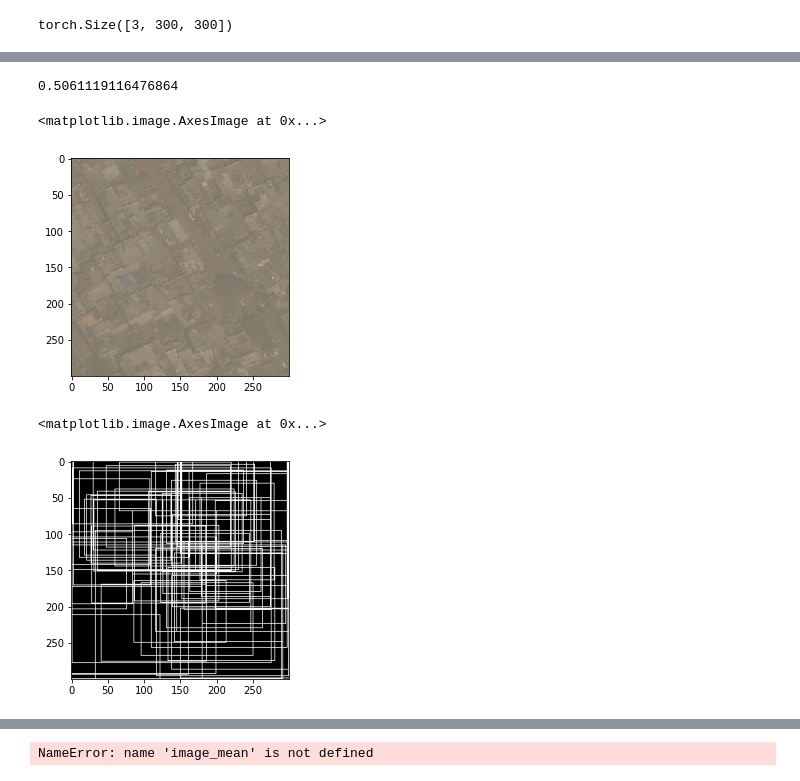
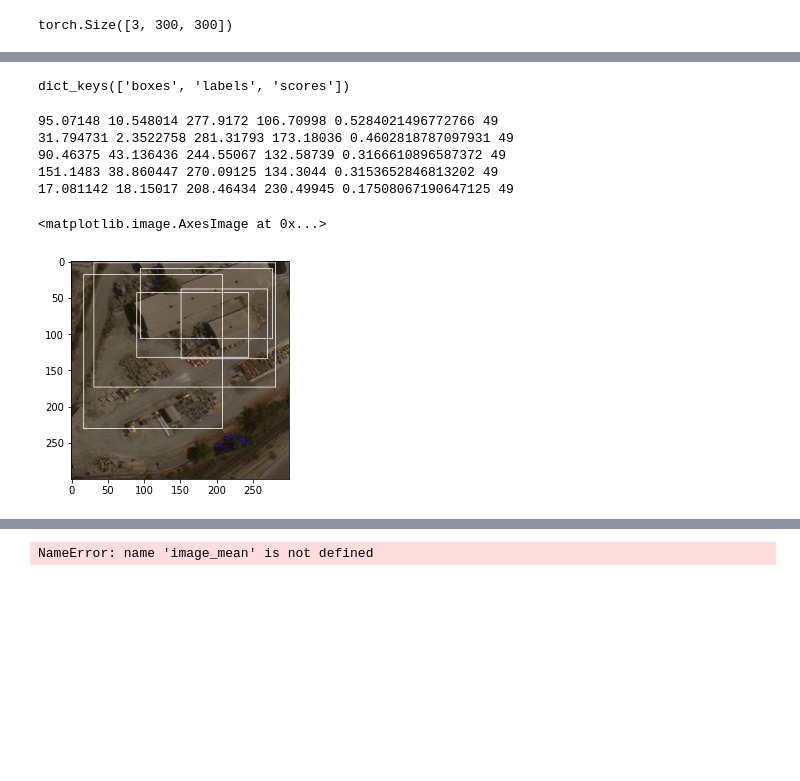
Before and after one commit to interactivetech/xview-torchvision-coco, a Jupyter notebook: test_data.ipynb, the cells around one changed output, grey strips where cells are left out. Saved outputs shown, nothing was run; the diff lists cells and outputs as text; code cells hidden in the pictures; blank space fills up the shorter version.

```diff
--- a/test_data.ipynb
+++ b/test_data.ipynb
@@ -25,5 +68,5 @@ index created!
 # %%
-img, ann = dataset[2]
+img, ann = dataset[0]
 print(ann)
 print(img.shape)
 np.array(img, dtype=np.uint8).transpose(1,2,0).dtype
@@ -51,5 +125,6 @@ plt.imshow(np.array(img)/255.)
 # %%
-model = fcos_resnet50_fpn(pretrained=False,num_classes=61)
+# model = fcos_resnet50_fpn(pretrained=False,num_classes=61)
+model=build_frcnn_model(num_classes=61)
 model.load_state_dict(torch.load('model.pth').state_dict())
 _=model.eval()
 # %%
@@ -66,7 +141,8 @@ torch.Size([3, 300, 300])
 # %%
 # from time import time
 cpu_device = torch.device('cpu')
-_,outputs = model(images_t)
+# _,outputs = model(images_t,targets_t)
+outputs = model(images_t)
 
 # print(type(outputs[0]))
 # print(outputs)
@@ -78,10 +159,18 @@ res = {target["image_id"].item(): output for target, output in zip(targets_t, ou
 # %%
 
 from torchvision.transforms import transforms
+norm = transforms.Normalize(
+    mean=[0.485, 0.456, 0.406],
+    std=[0.229, 0.224, 0.225]
+)
+n = norm(images_t[0].clone())
+plt.imshow(n.permute(1,2,0).numpy())
+plt.show()
 inv_normalize = transforms.Normalize(
     mean=[-0.485/0.229, -0.456/0.224, -0.406/0.255],
     std=[1/0.229, 1/0.224, 1/0.255]
 )
 # inv_tensor = inv_normalize(tensor)
-
-inv_tensor = inv_normalize(images_t[0].clone())
+inv_tensor = inv_normalize(n.clone())
+plt.imshow(inv_tensor.permute(1,2,0).numpy())
+plt.show()
@@ -96,13 +186,9 @@ float32 0.50823957 129.60109
 # %%
-npimg = images_t[0].clone().numpy()
-npimg = np.transpose(npimg, (1,2,0))
-npimg = ((npimg * [0.229, 0.224, 0.225]) + [0.485, 0.456, 0.406])
-print((npimg).mean())
-plt.imshow(npimg, interpolation='nearest')
+# npimg = images_t[0].clone().numpy()
+# npimg = np.transpose(npimg, (1,2,0))
+# npimg = ((npimg * [0.229, 0.224, 0.225]) + [0.485, 0.456, 0.406])
+# print((npimg).mean())
+# plt.imshow(npimg, interpolation='nearest')
-# %% [output]
-0.5061119116476864
-<matplotlib.image.AxesImage at 0x...>
-[figure, removed]
 # %%
 # img = Image.fromarray(np.array(img*255, dtype=np.uint8).transpose(1,2,0))
 # draw = ImageDraw.Draw(img)
@@ -112,19 +198,30 @@ plt.imshow(npimg, interpolation='nearest')
 #     draw.rectangle([x,y,x2,y2])
 
 # plt.imshow(img)
+# %%
+res[1].keys()
+# %% [output]
+dict_keys(['boxes', 'labels', 'scores'])
 # %%
-img = Image.fromarray((inv_tensor.permute((1,2,0))).numpy().astype(np.uint8))
+img = Image.fromarray((255.*inv_tensor.permute((1,2,0)).numpy()).astype(np.uint8))
 draw = ImageDraw.Draw(img)
-for b,s in zip(res[1]['boxes'],res[1]['scores']):
+for ind,(b,s,l) in enumerate(zip(res[1]['boxes'],res[1]['scores'],res[1]['labels'])):
     # print(b.detach().numpy(), s.detach().numpy())
     x,y,x2,y2 = b.detach().numpy()
-    # print( x,y,x2,y2)
+    print( x,y,x2,y2,s.item(),l.item())
     draw.rectangle([x,y,x2,y2])
+    if ind > 3:
+        break
 
 plt.imshow(img)
 # %% [output]
-<matplotlib.image.AxesImage at 0x...>
+95.07148 10.548014 277.9172 106.70998 0.5284021496772766 49
+31.794731 2.3522758 281.31793 173.18036 0.4602818787097931 49
+90.46375 43.136436 244.55067 132.58739 0.3166610896587372 49
+151.1483 38.860447 270.09125 134.3044 0.3153652846813202 49
+17.081142 18.15017 208.46434 230.49945 0.17508067190647125 49
+<matplotlib.image.AxesImage at 0x...>
-[figure, old version]
+[figure, new version]
 # %%
 img
 # %% [output]
```
Also changed, not shown: parts of 11 cells of this notebook, 7 other files.
